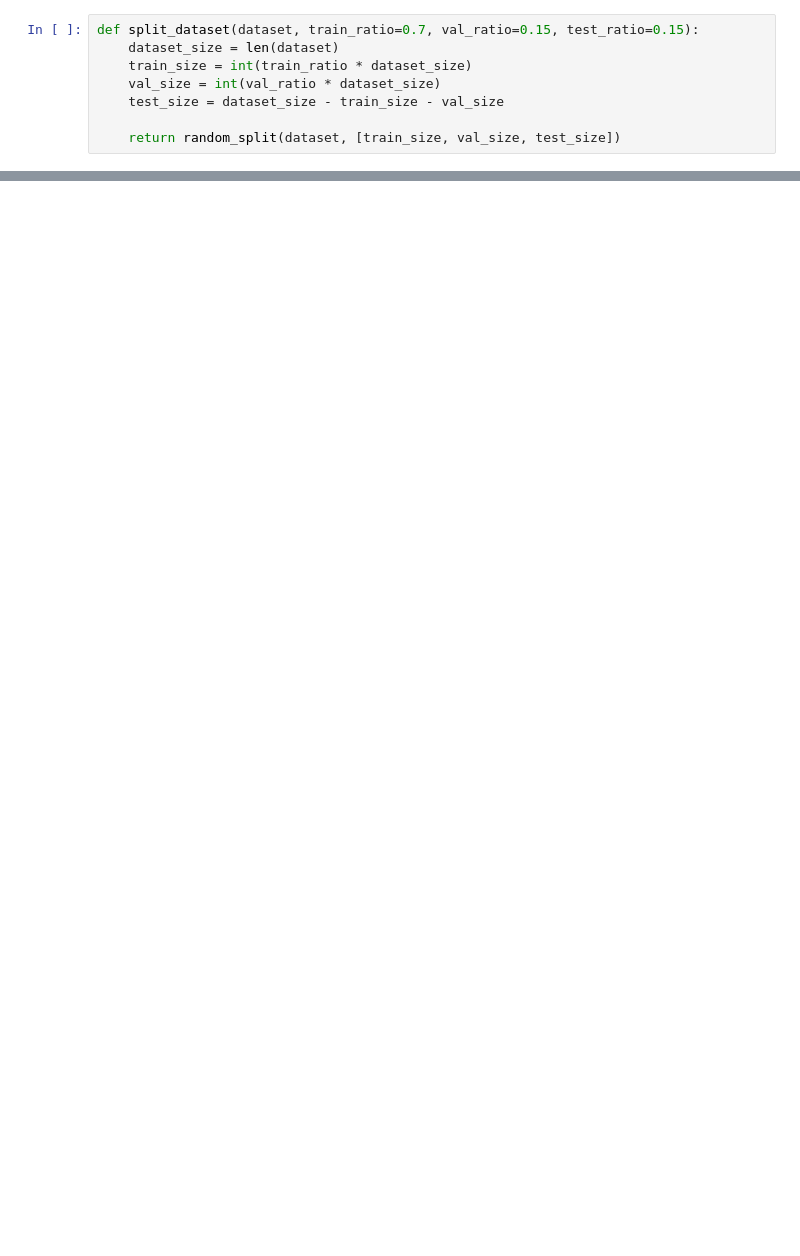
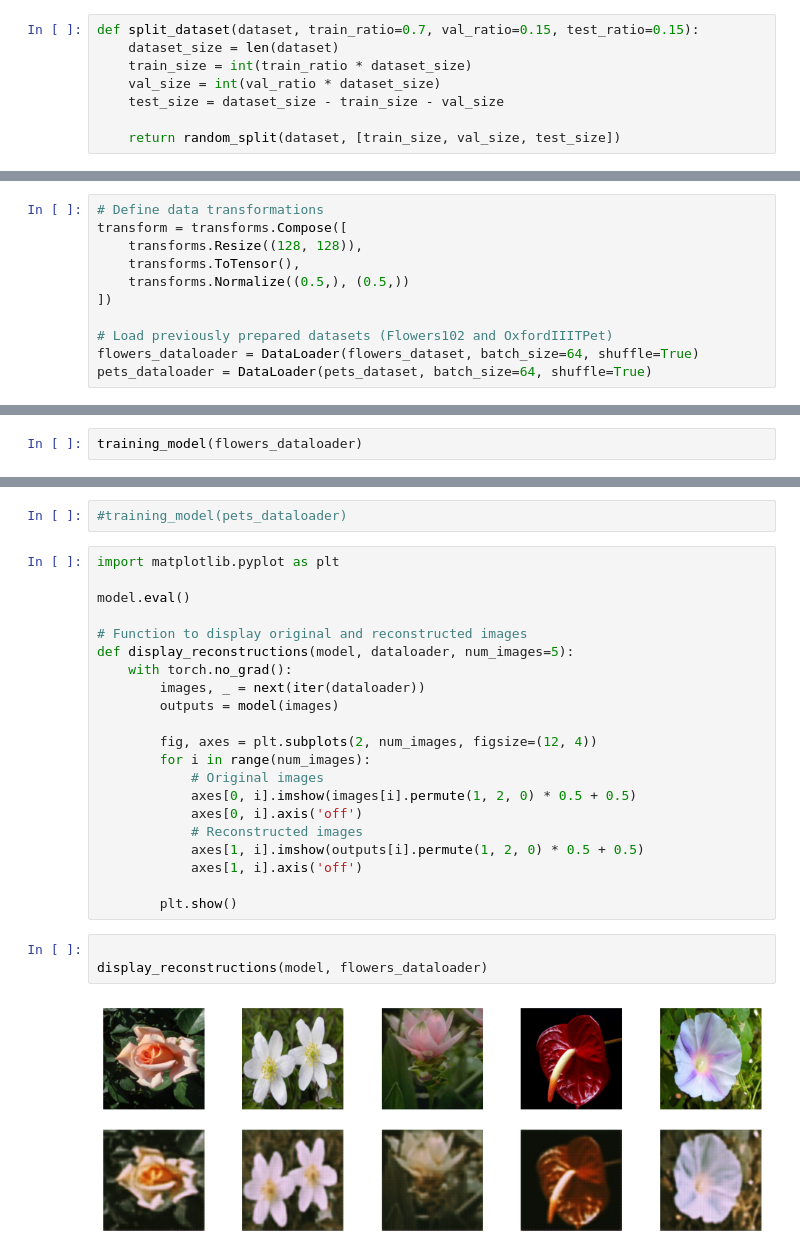
Before and after one commit to revolex/melytanulas_hazi, a Jupyter notebook: image_gen.ipynb, the cells around one changed output, grey strips where cells are left out. Drawn from its saved outputs; the diff is of its cells as text; blank space fills up the shorter version.

Commit message:
Autoencoder model added

```diff
--- a/image_gen.ipynb
+++ b/image_gen.ipynb
@@ -182,0 +227,11 @@ Food101 dataset: 53025 training, 11362 validation, 11363 test samples
+# %%
+# Define data transformations
+transform = transforms.Compose([
+    transforms.Resize((128, 128)),
+    transforms.ToTensor(),
+    transforms.Normalize((0.5,), (0.5,))
+])
+
+# Load previously prepared datasets (Flowers102 and OxfordIIITPet)
+flowers_dataloader = DataLoader(flowers_dataset, batch_size=64, shuffle=True)
+pets_dataloader = DataLoader(pets_dataset, batch_size=64, shuffle=True)
@@ -182,0 +265,2 @@ Food101 dataset: 53025 training, 11362 validation, 11363 test samples
+# %%
+training_model(flowers_dataloader)
@@ -182,0 +270,28 @@ Food101 dataset: 53025 training, 11362 validation, 11363 test samples
+# %%
+#training_model(pets_dataloader)
+# %%
+import matplotlib.pyplot as plt
+
+model.eval()
+
+# Function to display original and reconstructed images
+def display_reconstructions(model, dataloader, num_images=5):
+    with torch.no_grad():
+        images, _ = next(iter(dataloader))
+        outputs = model(images)
+
+        fig, axes = plt.subplots(2, num_images, figsize=(12, 4))
+        for i in range(num_images):
+            # Original images
+            axes[0, i].imshow(images[i].permute(1, 2, 0) * 0.5 + 0.5)
+            axes[0, i].axis('off')
+            # Reconstructed images
+            axes[1, i].imshow(outputs[i].permute(1, 2, 0) * 0.5 + 0.5)
+            axes[1, i].axis('off')
+
+        plt.show()
+# %%
+
+display_reconstructions(model, flowers_dataloader)
+# %% [output]
+[figure, added]
```
Also changed, not shown: parts of 25 cells of this notebook.
